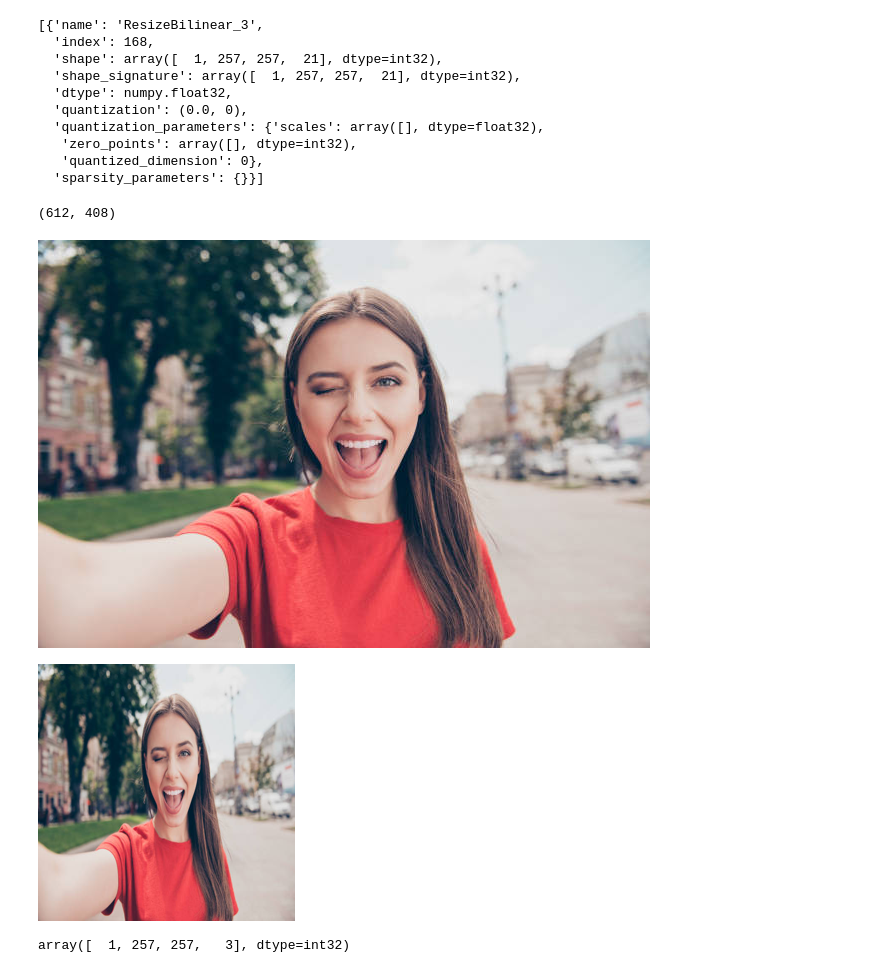
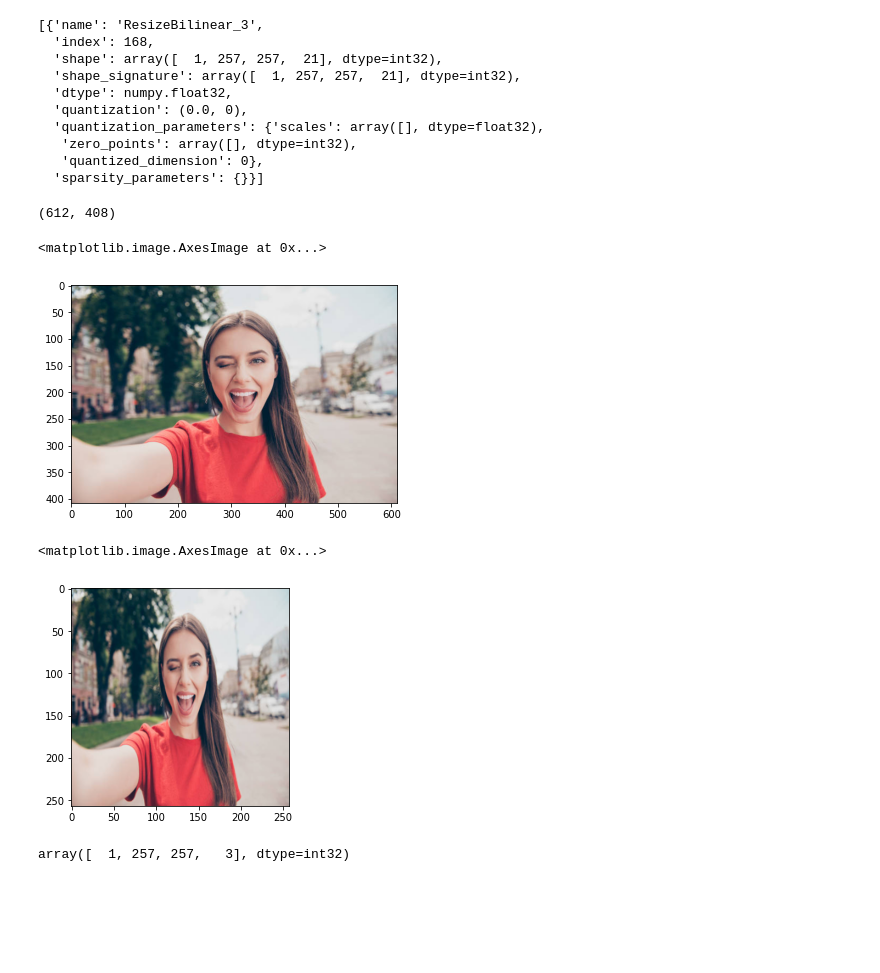
Before and after one commit to joonb14/TFLiteSegmentation, a Jupyter notebook: DeepLabv3.ipynb, the cells around one changed output. Cells and saved outputs as stored; diff of their text form; code cells hidden in the pictures; blank space fills up the shorter version.

```diff
--- a/DeepLabv3.ipynb
+++ b/DeepLabv3.ipynb
@@ -40,15 +41,17 @@ from PIL import Image
 im = Image.open("image.jpg")
 # %%
 print(im.size)
-im
+plt.imshow(im)
 # %% [output]
 (612, 408)
+<matplotlib.image.AxesImage at 0x...>
-[figure, old version]
+[figure, new version]
 # %%
 res_im = im.resize((257, 257))
-res_im
+plt.imshow(res_im)
 # %% [output]
+<matplotlib.image.AxesImage at 0x...>
-[figure, old version]
+[figure, new version]
 # %%
 np_res_im = np.array(res_im)
 np_res_im = (np_res_im/255).astype('float32')
```
Also changed, not shown: parts of 3 cells of this notebook.
